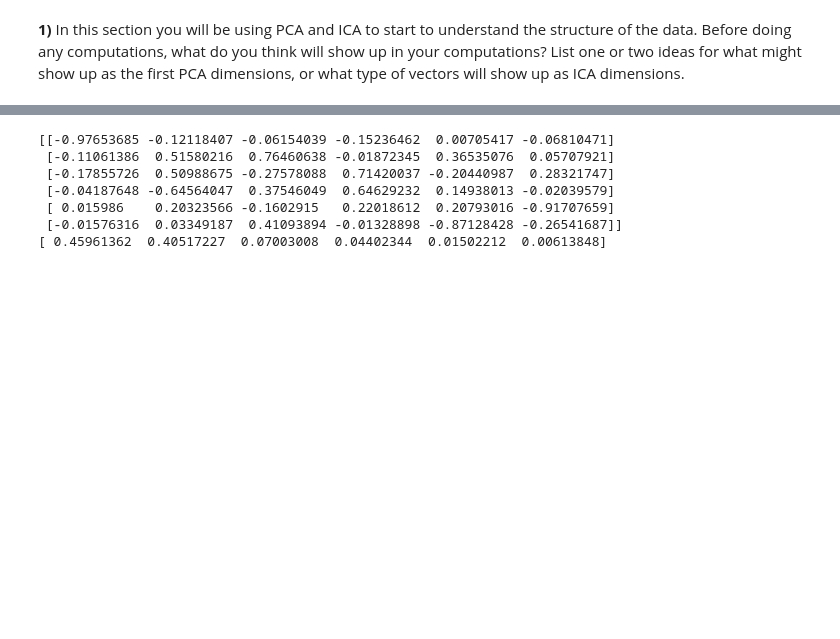
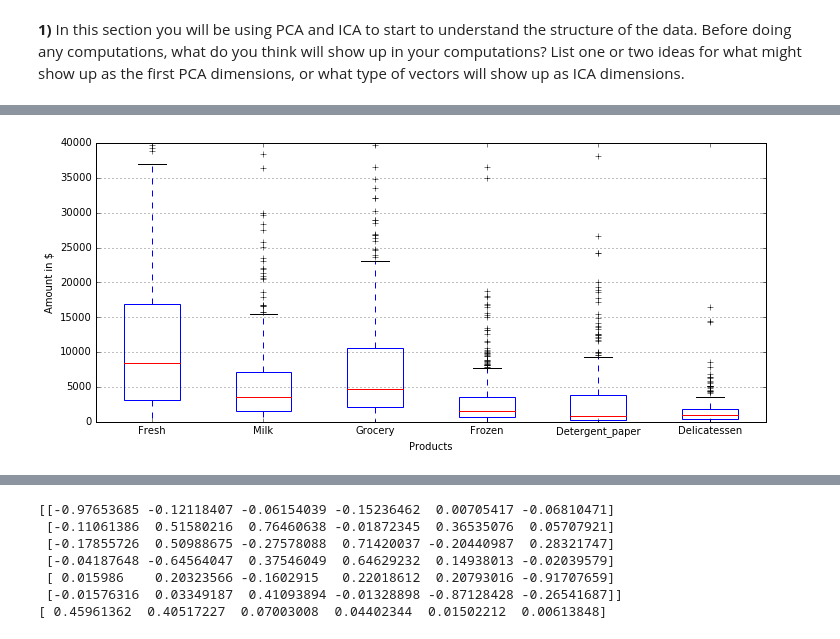
Before and after one commit to rlhez/customer-segments, a Jupyter notebook: customer_segments.ipynb, the cells around one changed output, grey strips where cells are left out. Cells and saved outputs as stored; diff of their text form; code cells hidden in the pictures; blank space fills up the shorter version.

```diff
--- a/customer_segments.ipynb
+++ b/customer_segments.ipynb
@@ -38,0 +48,18 @@ ICA could give us nice ideas of things to explore in the data and get more insig
+# %%
+fig, axes = plt.subplots(nrows=1, ncols=1, figsize=(12, 5))
+
+# rectangular box plot
+bplot1 = axes.boxplot(data.values,
+                         vert=True,   # vertical box aligmnent
+                         patch_artist=True)   # fill with color
+
+axes.yaxis.grid(True)
+axes.set_xlabel('Products')
+axes.set_ylabel('Amount in $')
+
+plt.setp(axes, xticks=[y+1 for y in range(len(data.columns))],
+         xticklabels=['Fresh', 'Milk', 'Grocery', 'Frozen', 'Detergent_paper','Delicatessen'])
+
+plt.ylim(0,40000);
+# %% [output]
+[figure, added]
```
Also changed, not shown: parts of 30 cells of this notebook, 1 other file.
